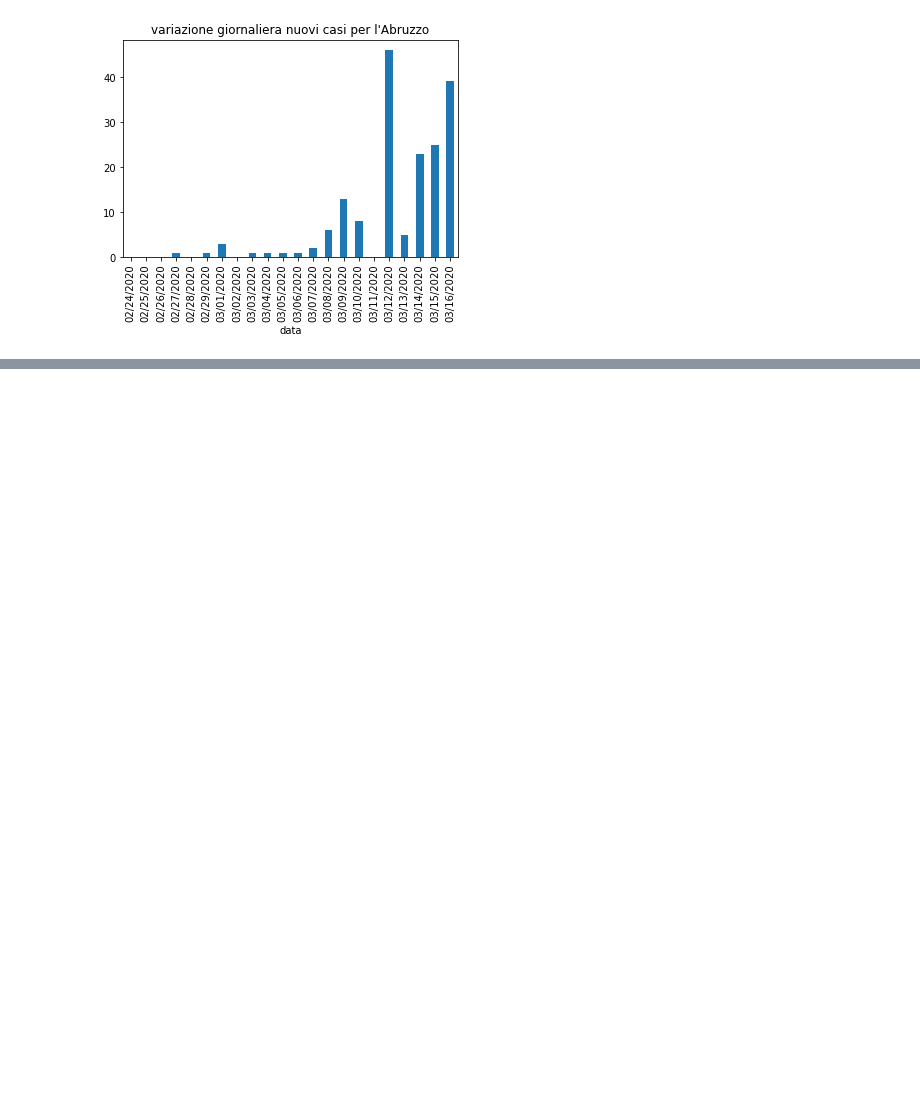
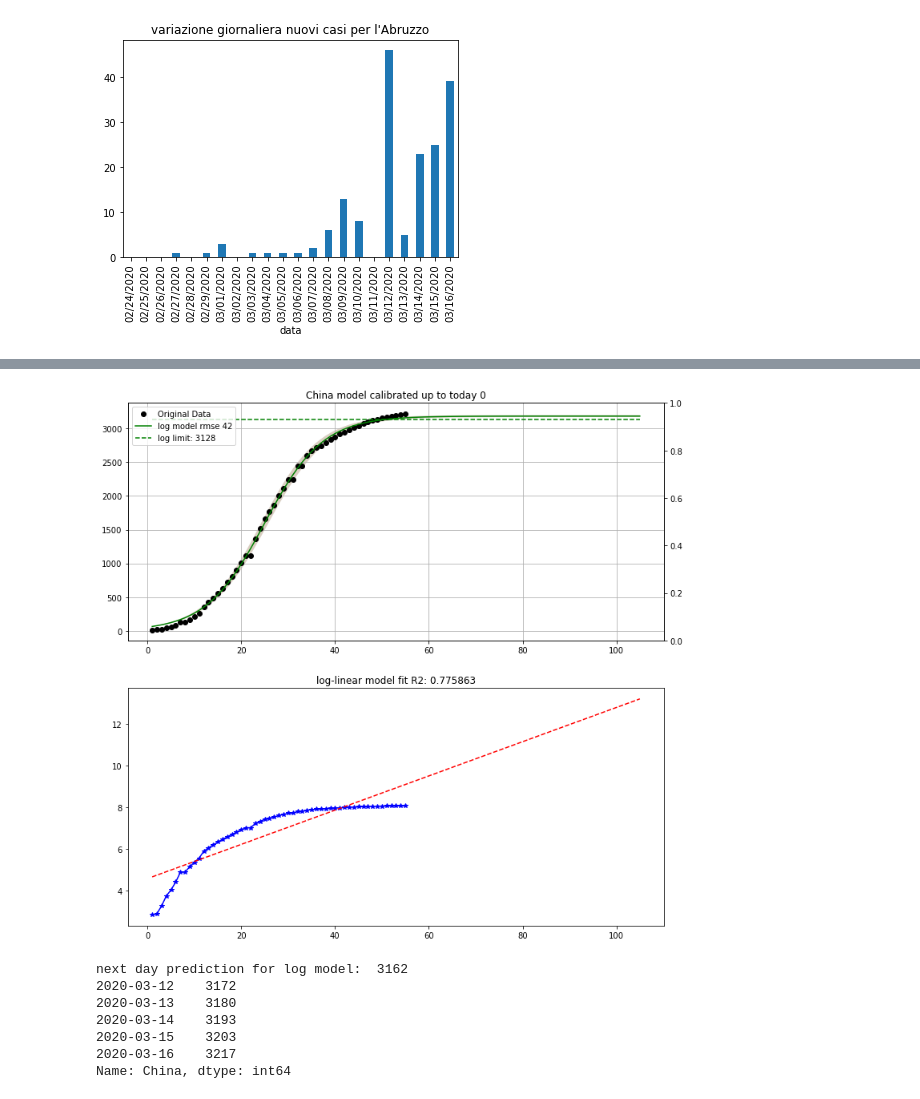
Before and after one commit to mspadaccino/COVID-19, a Jupyter notebook: notebooks/COVID_daily_report_Italy_World.ipynb, the cells around one changed output, grey strips where cells are left out. Saved outputs shown, nothing was run; the diff lists cells and outputs as text; code cells hidden in the pictures; blank space fills up the shorter version.

Commit message:
edited notebook to add china analysis

```diff
--- a/notebooks/COVID_daily_report_Italy_World.ipynb
+++ b/notebooks/COVID_daily_report_Italy_World.ipynb
@@ -187,0 +153,14 @@ Name: totale_casi, dtype: int64
+# %%
+china_deaths = df_world_deaths[df_world_deaths['Country/Region']=='China'].groupby('Country/Region').sum().drop('Lat',1).drop('Long',1).T#
+china_deaths.index = pd.to_datetime(china_deaths.index)
+# %%
+tools.plot_model(china_deaths, 'China', backward_fit=-0, forward_look=50, plotlimit=True, show_pol=False, show_exp=False)
+# %% [output]
+[figure, added]
+next day prediction for log model:  3162
+2020-03-12    3172
+2020-03-13    3180
+2020-03-14    3193
+2020-03-15    3203
+2020-03-16    3217
+Name: China, dtype: int64
```
Also changed, not shown: parts of 10 cells of this notebook, 1 other file.
